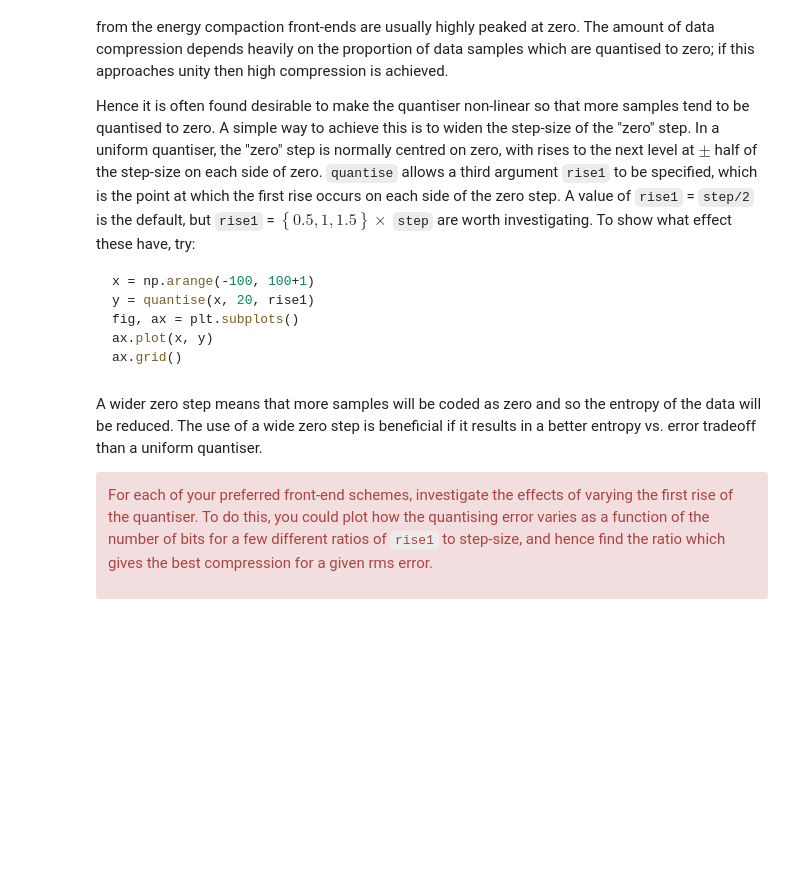
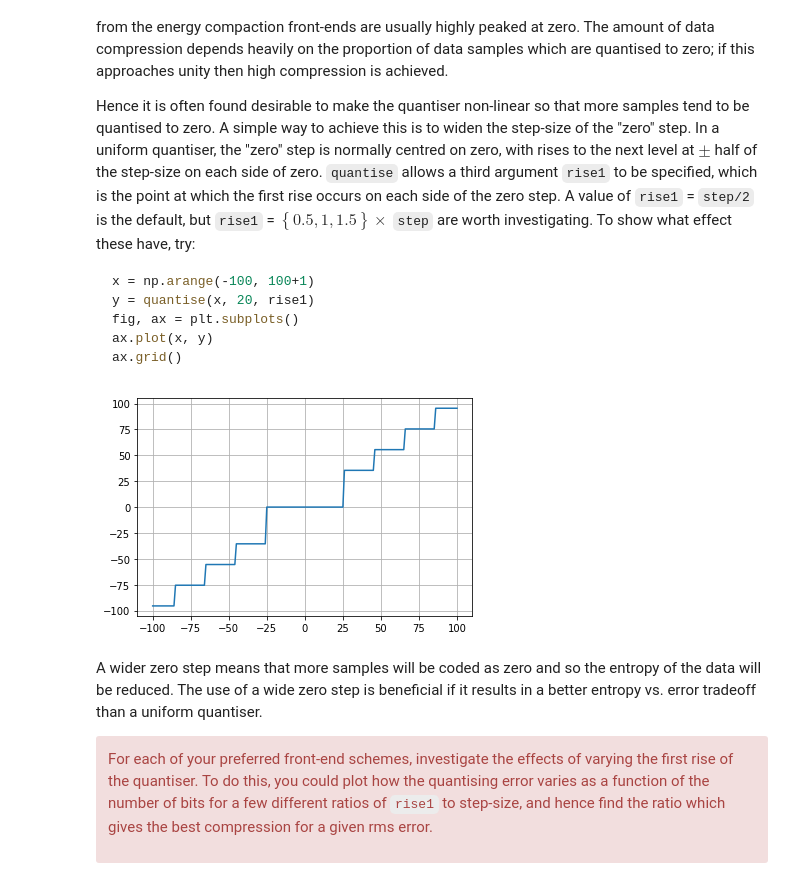
Before and after one commit to rainelow48/SF2-Image-Processing, a Jupyter notebook: 10-11-selection-centre-clipped.ipynb, the cells around one changed output. Drawn from its saved outputs; the diff is of its cells as text; code cells hidden in the pictures; blank space fills up the shorter version.

```diff
--- a/10-11-selection-centre-clipped.ipynb
+++ b/10-11-selection-centre-clipped.ipynb
@@ -71,3 +81,14 @@ ax.grid()
+# %%
+# your code here
+step = 17
+rise1 = step*3/2
+x = np.arange(-100, 100+1)
+y = quantise(x, 20, rise1)
+fig, ax = plt.subplots()
+ax.plot(x, y)
+ax.grid()
+# %% [output]
+[figure, added]
 # %% [markdown]
 A wider zero step means that more samples will be coded as zero and so the
 entropy of the data will be reduced.  The use of a wide zero step is
```
Also changed, not shown: parts of 48 cells of this notebook, 2 other files.
